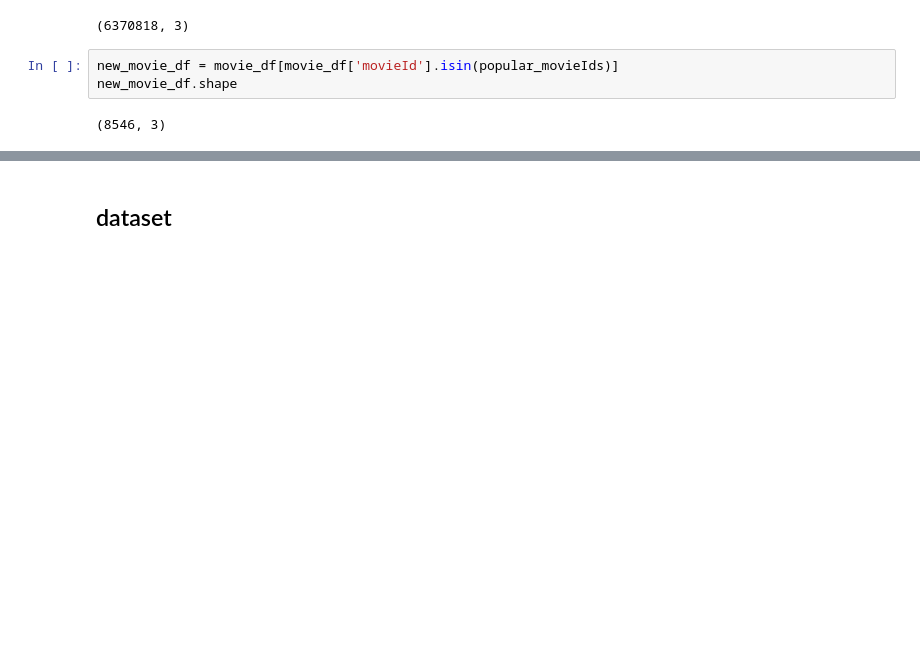
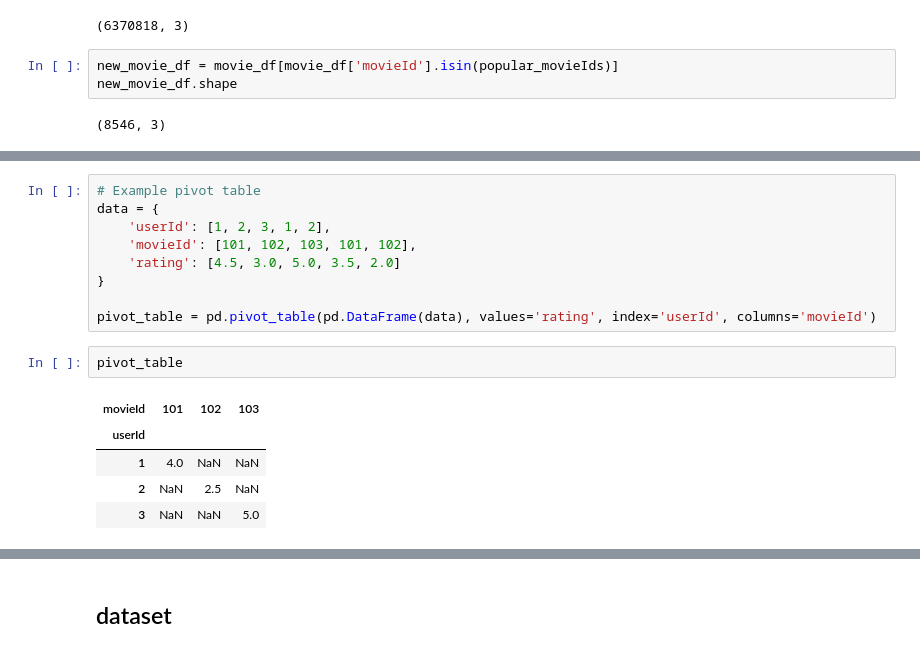
Before and after one commit to tikendraw/movie-recommender-system-collaborative-filtering, a Jupyter notebook: notebooks/recommeder_nb_main.ipynb, the cells around one changed output, grey strips where cells are left out. Drawn from its saved outputs; the diff is of its cells as text; blank space fills up the shorter version.

```diff
--- a/notebooks/recommeder_nb_main.ipynb
+++ b/notebooks/recommeder_nb_main.ipynb
@@ -293,0 +483,17 @@ new_user_df.to_csv(data_dir/'new_user_df.csv')
+# %%
+# Example pivot table
+data = {
+    'userId': [1, 2, 3, 1, 2],
+    'movieId': [101, 102, 103, 101, 102],
+    'rating': [4.5, 3.0, 5.0, 3.5, 2.0]
+}
+
+pivot_table = pd.pivot_table(pd.DataFrame(data), values='rating', index='userId', columns='movieId')
+# %%
+pivot_table
+# %% [output]
+| movieId | 101 | 102 | 103 |
+| userId |  |  |  |
+| 1 | 4.0 | NaN | NaN |
+| 2 | NaN | 2.5 | NaN |
+| 3 | NaN | NaN | 5.0 |
```
Also changed, not shown: parts of 39 cells of this notebook.
